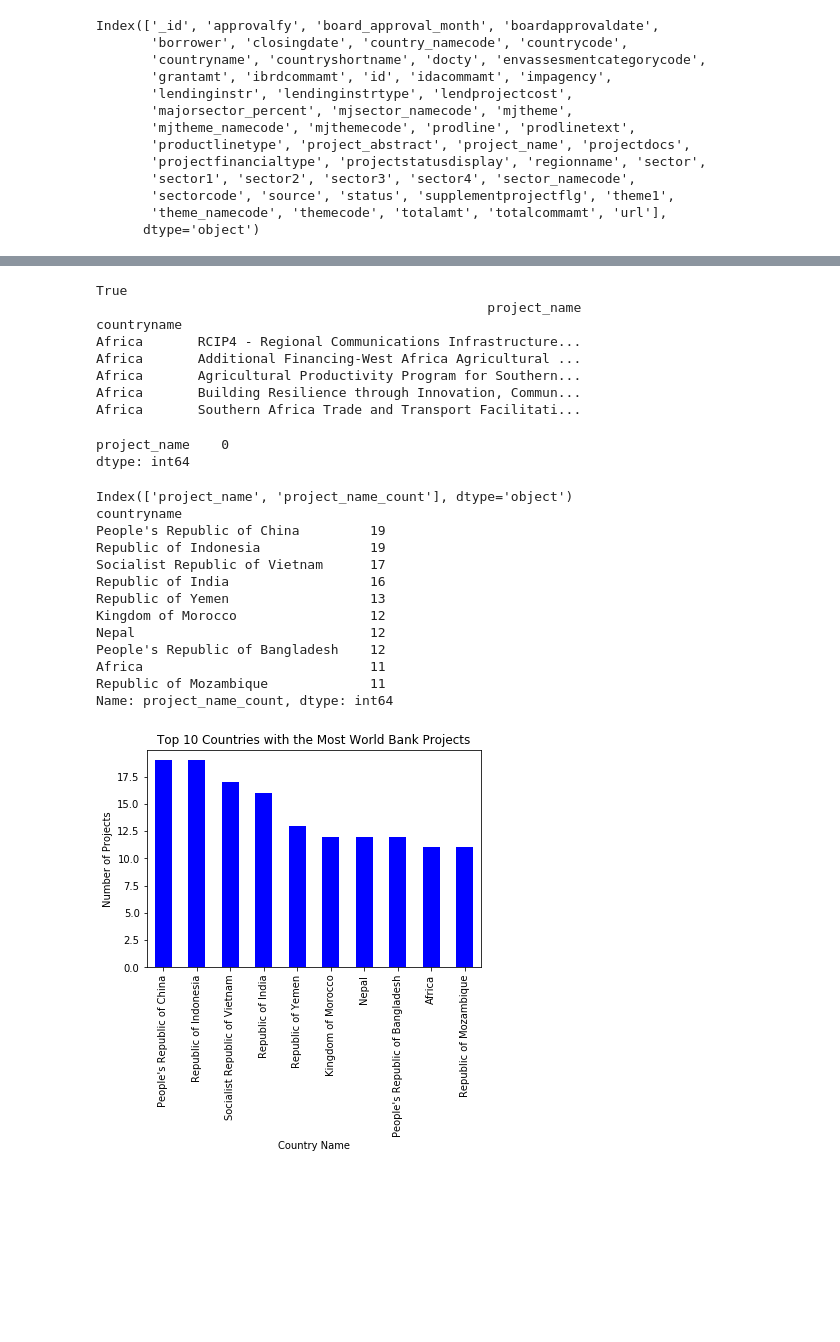
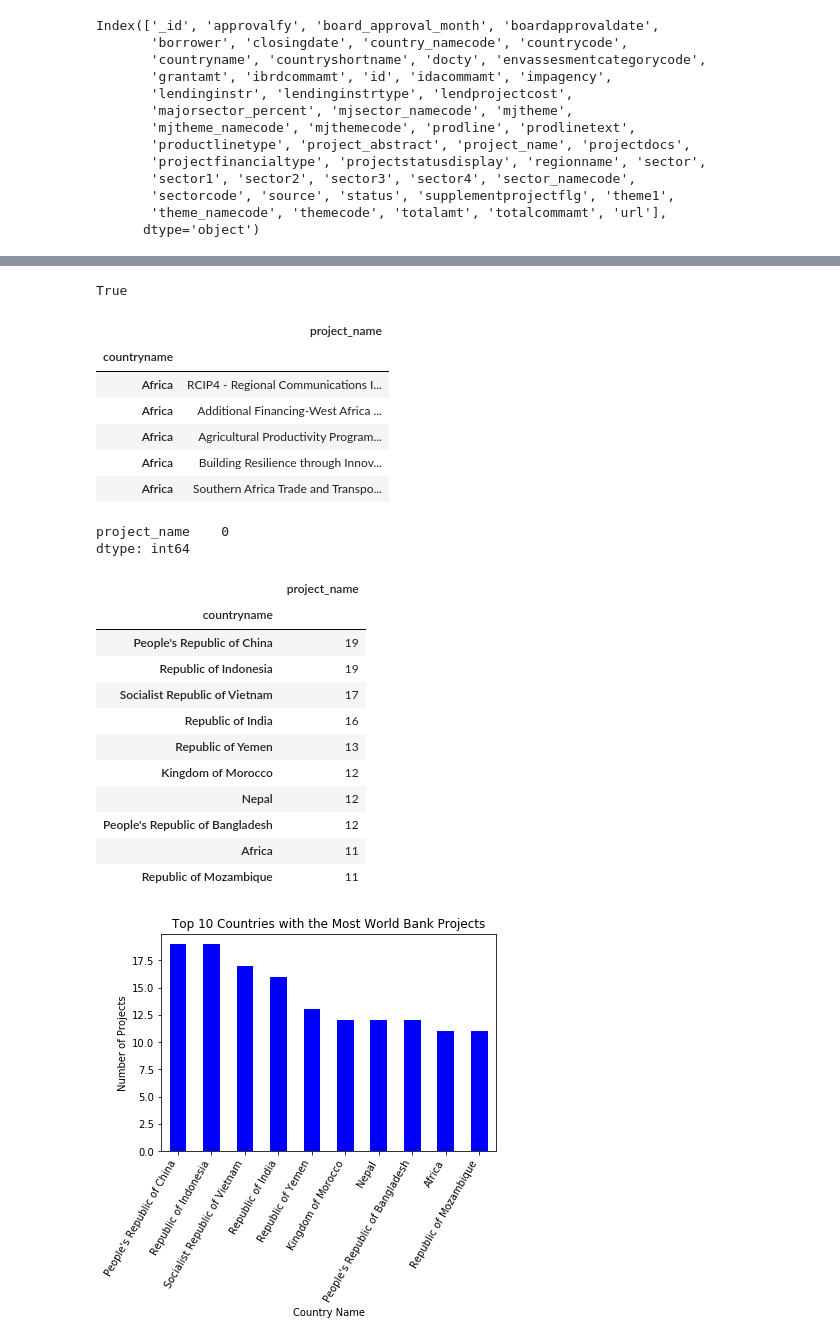
Before and after one commit to ValeryLynn/Springboard, a Jupyter notebook: ValeryLynn_json_exercise.ipynb, the cells around one changed output, grey strips where cells are left out. Cells and saved outputs as stored; diff of their text form; code cells hidden in the pictures; blank space fills up the shorter version.

```diff
--- a/ValeryLynn_json_exercise.ipynb
+++ b/ValeryLynn_json_exercise.ipynb
@@ -153,16 +151,16 @@ Kingdom of Lesotho                       Second Private Sector Competitiveness a
 df_countrysort = df_countryind.sort_index()
 print(df_countrysort.index.is_monotonic)
 
-print(df_countrysort.head())
+df_countrysort.head()
 # %% [output]
 True
-                                                  project_name
-countryname
-Africa       RCIP4 - Regional Communications Infrastructure...
-Africa       Additional Financing-West Africa Agricultural ...
-Africa       Agricultural Productivity Program for Southern...
-Africa       Building Resilience through Innovation, Commun...
-Africa       Southern Africa Trade and Transport Facilitati...
+|  | project_name |
+| countryname |  |
+| Africa | RCIP4 - Regional Communications I... |
+| Africa | Additional Financing-West Africa ... |
+| Africa | Agricultural Productivity Program... |
+| Africa | Building Resilience through Innov... |
+| Africa | Southern Africa Trade and Transpo... |
 # %%
 #Check for missing values
 print(df_countrysort.isnull().sum())
@@ -170,46 +168,40 @@ print(df_countrysort.isnull().sum())
 project_name    0
 dtype: int64
 # %%
-#Create column of projects for counting: 'project_name_count'
-df_countrysort['project_name_count'] = df_countrysort['project_name']
-
-#Check that the column was created
-print(df_countrysort.columns)
-
 #Count the number of projects by country
 df_projectcount = df_countrysort.groupby('countryname').count()
 
 
 #Sort the top 10 countries by project count
-df_topprojects = df_projectcount.nlargest(10, 'project_name_count')
+df_topprojects = df_projectcount.nlargest(10, 'project_name')
 
-print(df_topprojects['project_name_count'])
+df_topprojects
 # %% [output]
-Index(['project_name', 'project_name_count'], dtype='object')
-countryname
-People's Republic of China         19
-Republic of Indonesia              19
-Socialist Republic of Vietnam      17
-Republic of India                  16
-Republic of Yemen                  13
-Kingdom of Morocco                 12
-Nepal                              12
-People's Republic of Bangladesh    12
-Africa                             11
-Republic of Mozambique             11
-Name: project_name_count, dtype: int64
+|  | project_name |
+| countryname |  |
+| People's Republic of China | 19 |
+| Republic of Indonesia | 19 |
+| Socialist Republic of Vietnam | 17 |
+| Republic of India | 16 |
+| Republic of Yemen | 13 |
+| Kingdom of Morocco | 12 |
+| Nepal | 12 |
+| People's Republic of Bangladesh | 12 |
+| Africa | 11 |
+| Republic of Mozambique | 11 |
 # %%
 import matplotlib.pyplot as plt
 
 #Creat bar chart of top 10 countries with highest number of projects
-bar1= df_topprojects.plot.bar(use_index=True, y='project_name_count', legend=False, \
+bar1= df_topprojects.plot.bar(use_index=True, y='project_name', legend=False, \
                         title='Top 10 Countries with the Most World Bank Projects',\
                         color='b')
 bar1.set_xlabel("Country Name")
+plt.xticks(rotation=60, horizontalalignment="right")
 bar1.set_ylabel('Number of Projects')
 plt.show()
 # %% [output]
-[figure, old version]
+[figure, new version]
 # %% [markdown]
 ## Question 2: Find the top 10 major project themes (using column 'mjtheme_namecode')
 
```
Also changed, not shown: parts of 13 cells of this notebook.
